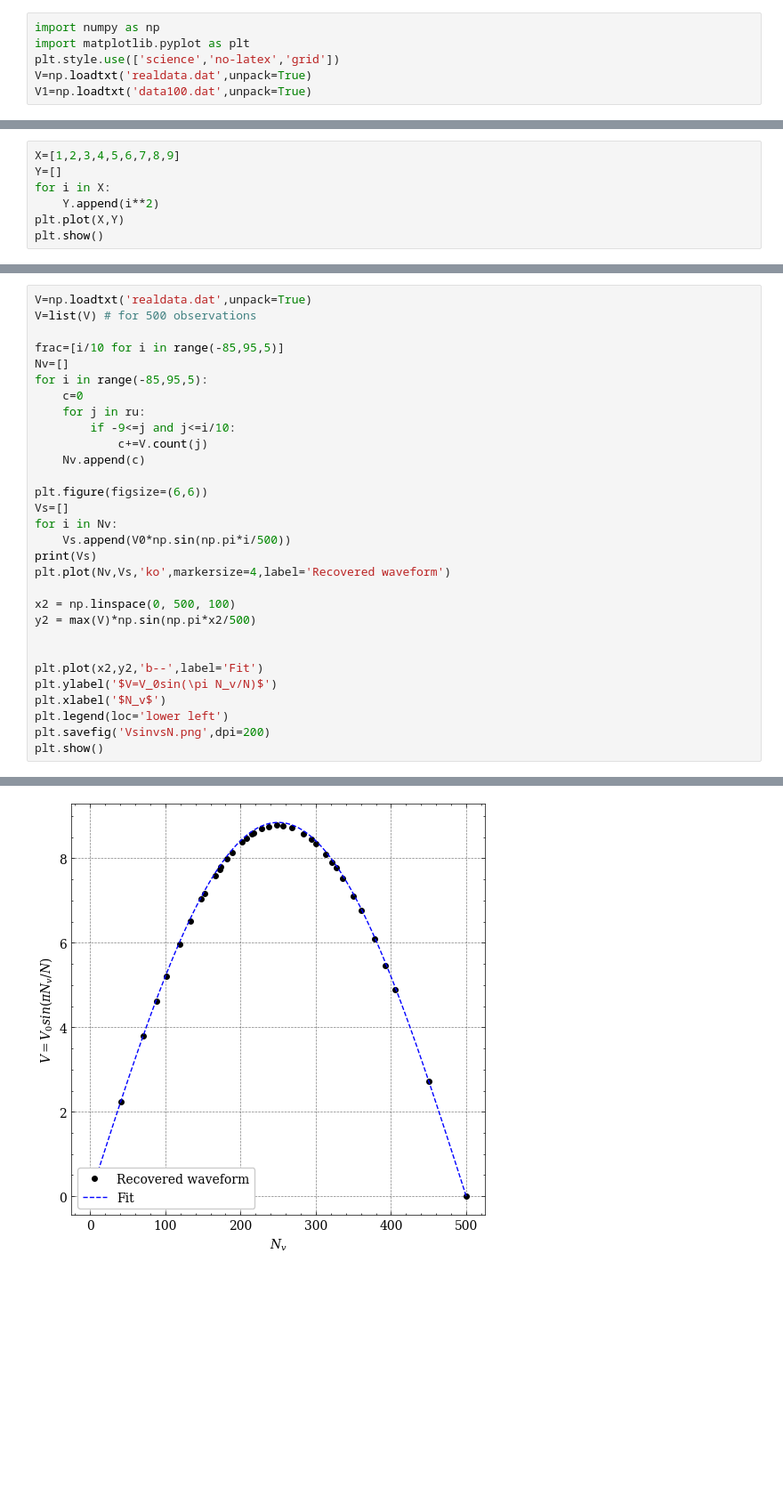
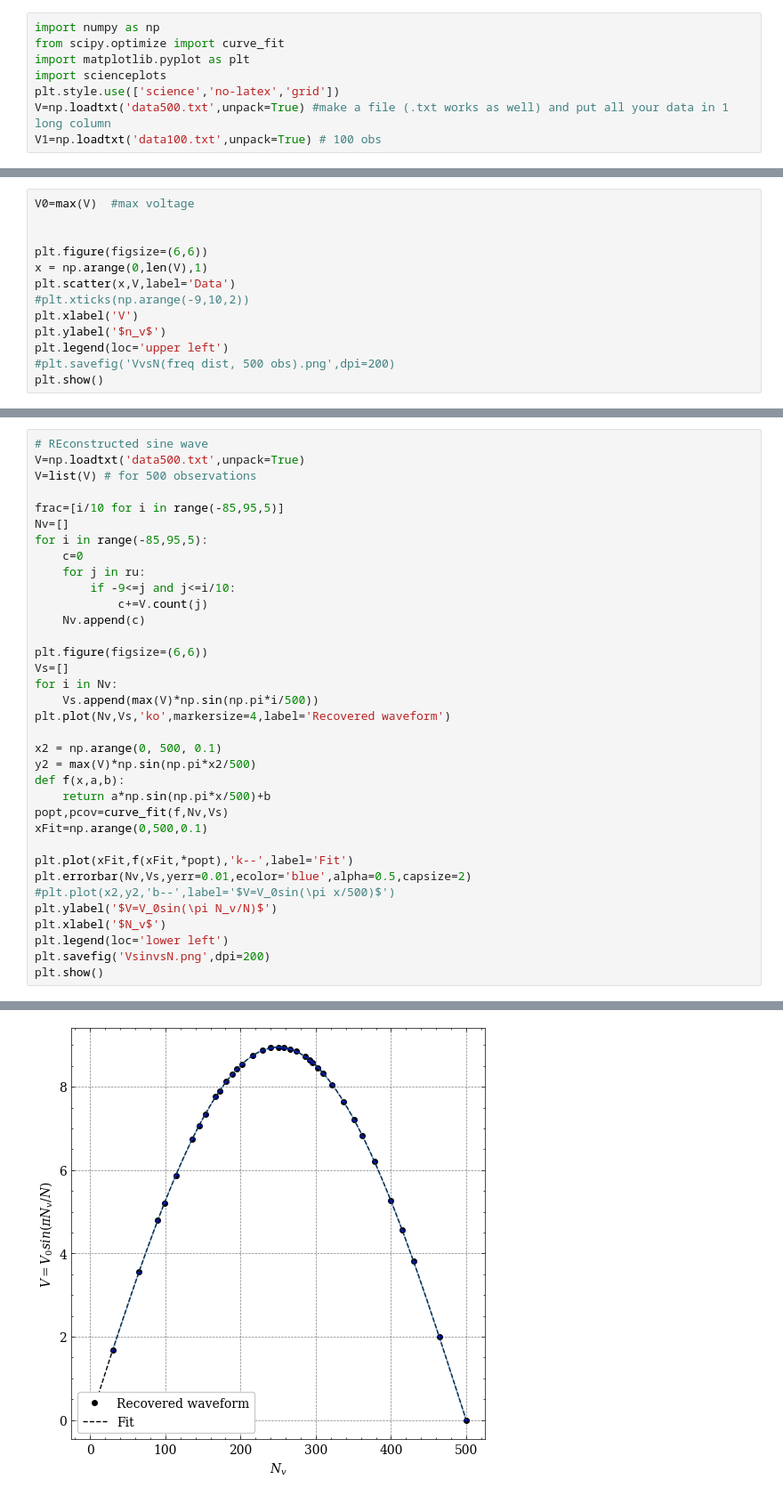
Before and after one commit to SoumadipBhowmick/Lab-work, a Jupyter notebook: Random Sampling/random_samp.ipynb, the cells around one changed output, grey strips where cells are left out. Shown: that part at 89% size. Drawn from its saved outputs; the diff is of its cells as text; blank space fills up the shorter version.

Commit message:
Redid all the graphs, added frequency dist.

```diff
--- a/Random Sampling/random_samp.ipynb
+++ b/Random Sampling/random_samp.ipynb
@@ -1,6 +1,8 @@
 # %%
 import numpy as np
+from scipy.optimize import curve_fit
 import matplotlib.pyplot as plt
+import scienceplots
 plt.style.use(['science','no-latex','grid'])
-V=np.loadtxt('realdata.dat',unpack=True)
-V1=np.loadtxt('data100.dat',unpack=True)
+V=np.loadtxt('data500.txt',unpack=True) #make a file (.txt works as well) and put all your data in 1 long column
+V1=np.loadtxt('data100.txt',unpack=True) # 100 obs
@@ -7,7 +10,0 @@ V1=np.loadtxt('data100.dat',unpack=True)
-# %%
-X=[1,2,3,4,5,6,7,8,9]
-Y=[]
-for i in X:
-    Y.append(i**2)
-plt.plot(X,Y)
-plt.show()
@@ -63,0 +89,13 @@ plt.show()
+# %%
+V0=max(V)  #max voltage
+
+
+plt.figure(figsize=(6,6))
+x = np.arange(0,len(V),1)
+plt.scatter(x,V,label='Data')
+#plt.xticks(np.arange(-9,10,2))
+plt.xlabel('V')
+plt.ylabel('$n_v$')
+plt.legend(loc='upper left')
+#plt.savefig('VvsN(freq dist, 500 obs).png',dpi=200)
+plt.show()
@@ -72,5 +114,6 @@ print(len(ru))
 # %%
-V=np.loadtxt('realdata.dat',unpack=True)
+# REconstructed sine wave
+V=np.loadtxt('data500.txt',unpack=True)
 V=list(V) # for 500 observations
 
 frac=[i/10 for i in range(-85,95,5)]
@@ -85,15 +128,19 @@ for i in range(-85,95,5):
 plt.figure(figsize=(6,6))
 Vs=[]
 for i in Nv:
-    Vs.append(V0*np.sin(np.pi*i/500))
-print(Vs)
+    Vs.append(max(V)*np.sin(np.pi*i/500))
 plt.plot(Nv,Vs,'ko',markersize=4,label='Recovered waveform')
 
-x2 = np.linspace(0, 500, 100)
+x2 = np.arange(0, 500, 0.1)
 y2 = max(V)*np.sin(np.pi*x2/500)
+def f(x,a,b):
+    return a*np.sin(np.pi*x/500)+b
+popt,pcov=curve_fit(f,Nv,Vs)
+xFit=np.arange(0,500,0.1)
 
-
-plt.plot(x2,y2,'b--',label='Fit')
+plt.plot(xFit,f(xFit,*popt),'k--',label='Fit')
+plt.errorbar(Nv,Vs,yerr=0.01,ecolor='blue',alpha=0.5,capsize=2)
+#plt.plot(x2,y2,'b--',label='$V=V_0sin(\pi x/500)$')
 plt.ylabel('$V=V_0sin(\pi N_v/N)$')
 plt.xlabel('$N_v$')
 plt.legend(loc='lower left')
@@ -104 +150 @@ plt.show()
-[figure, old version]
+[figure, new version]
```
Also changed, not shown: parts of 20 cells of this notebook, 9 other files.
